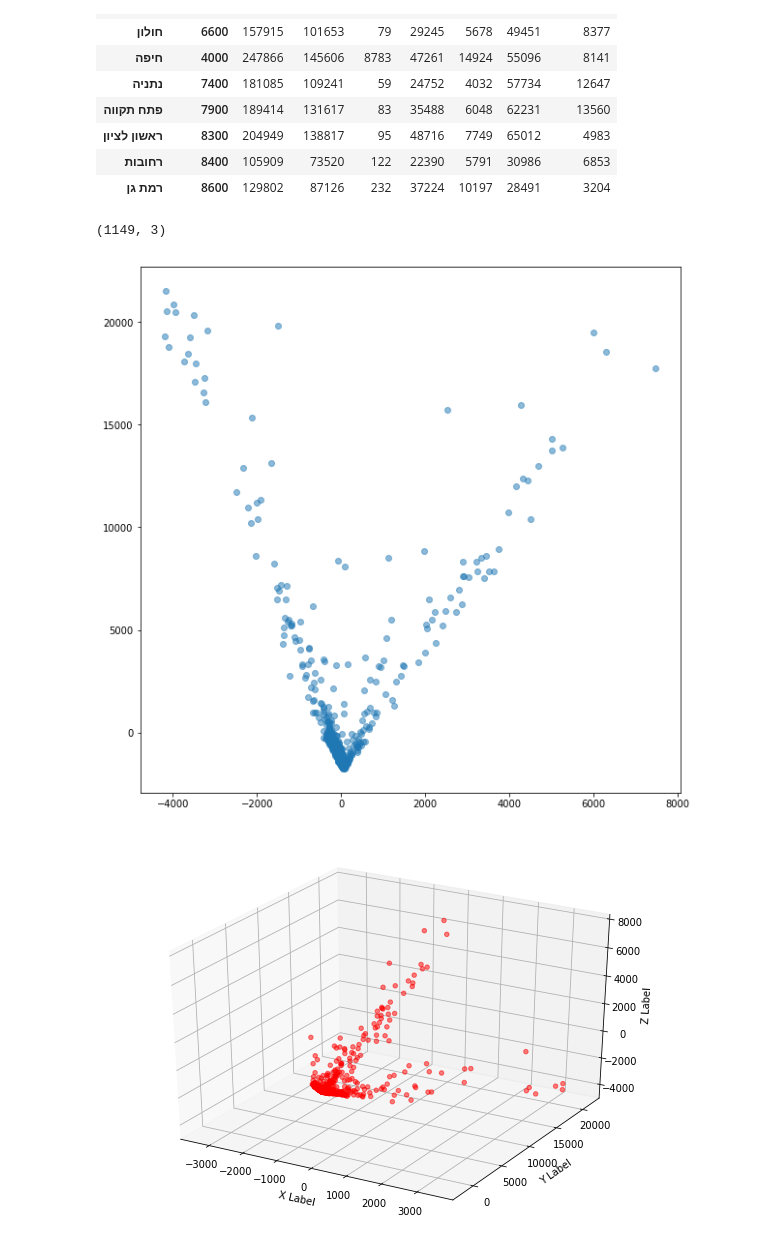
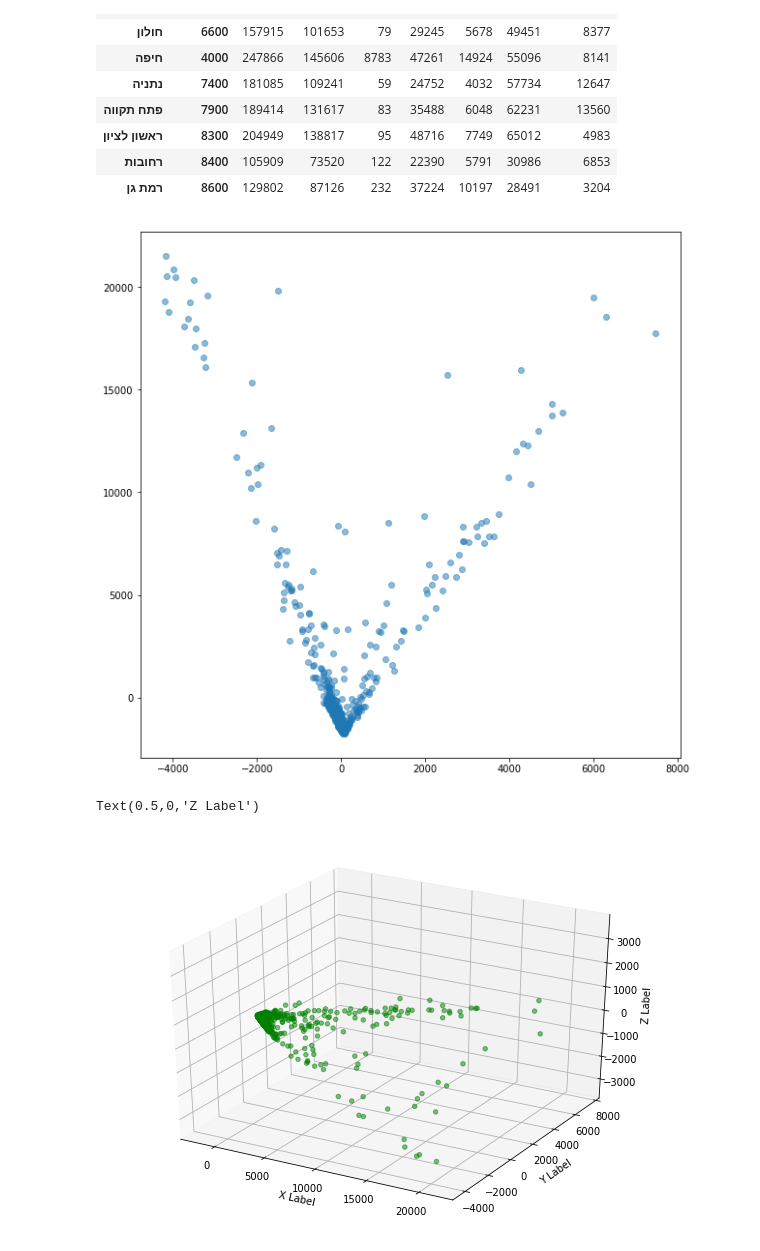
Before and after one commit to alexeyvasy/knesset-elections, a Jupyter notebook: Knesset Elections - Final Project.ipynb, the cells around one changed output. Cells and saved outputs as stored; diff of their text form; code cells hidden in the pictures.

```diff
--- a/Knesset Elections - Final Project.ipynb
+++ b/Knesset Elections - Final Project.ipynb
@@ -10,5 +15,5 @@ Loading and cleaning the Elections data into 8 different Dataframes:
 # %%
-knesset21elections = pd.read_excel(r"Knesset Elections/-21-.xlsx")
+knesset21elections = pd.read_excel(r"Knesset Elections\-21-.xlsx")
 knesset21elections = knesset21elections.drop("מספר קלפי", axis=1)
 knesset21elections = knesset21elections.groupby(by=["שם ישוב","סמל ישוב" ], axis=0).sum()
 
@@ -52,7 +55,7 @@ def totalSum(electionDataframe):
 def classified_summed_votes_list(electionsDataframe):
     return [electionsDataframe["Arabs"].sum(), electionsDataframe["Center"].sum(), electionsDataframe["Left"].sum(), electionsDataframe["Right"].sum(), electionsDataframe["Orthodox"].sum()]
 
-def divideParties_into5classess(electionDataframe):
+def divideParties_into5classes(electionDataframe):
     arabs = []
     orthodox = []
     right = []
@@ -143,12 +146,3 @@ def divideParties_into5classess(electionDataframe):
     cols_to_drop = np.arange(4,len(electionDataframe.columns)-5)
 
     return electionDataframe.drop(electionDataframe.columns[cols_to_drop], axis=1)
-
-
-
-
-
-
-ahuzey_hatzbaa21 = (knesset21elections["מצביעים"].sum() / knesset21elections["בזב"].sum())#.sort_values(ascending=False)
-
-ahuzey_hatzbaa21
@@ -456,28 +491,30 @@ X[y==1]
 # %%
 from sklearn.decomposition import PCA
 
-pca = PCA(n_components=3)
-X_new = pca.fit_transform(X[y==0])
+pca = PCA(n_components=2)
+X_small_settlemens = pca.fit_transform(X[y==0])
 
 
 plt.figure(figsize=(10,10))
-plt.scatter(X_new[:,1], X_new[:,0], alpha=0.5)
+plt.scatter(X_small_settlemens[:,1], X_small_settlemens[:,0], alpha=0.5)
+plt.show()
 
-print(X_new.shape)
+# from mpl_toolkits.mplot3d import Axes3D
 
-from mpl_toolkits.mplot3d import Axes3D
+pca = PCA(n_components=3)
+X_small_settlemens = pca.fit_transform(X[y==0])
 
 fig = plt.figure(figsize=(10,7))
 ax = fig.add_subplot(111, projection='3d')
 
-ax.scatter(X_new[:,2], X_new[:,0], X_new[:,1], c='r', marker='o', alpha=0.5)
+ax.scatter(X_small_settlemens[:,0], X_small_settlemens[:,1], X_small_settlemens[:,2], c='g', marker='o', alpha=0.5)
 
 ax.set_xlabel('X Label')
 ax.set_ylabel('Y Label')
 ax.set_zlabel('Z Label')
 
-plt.show()
+# plt.show()
 # %% [output]
+[figure]
-(1149, 3)
+Text(0.5,0,'Z Label')
-[figure]
-[figure, old version]
+[figure, new version]
```
Also changed, not shown: parts of 15 cells of this notebook.
